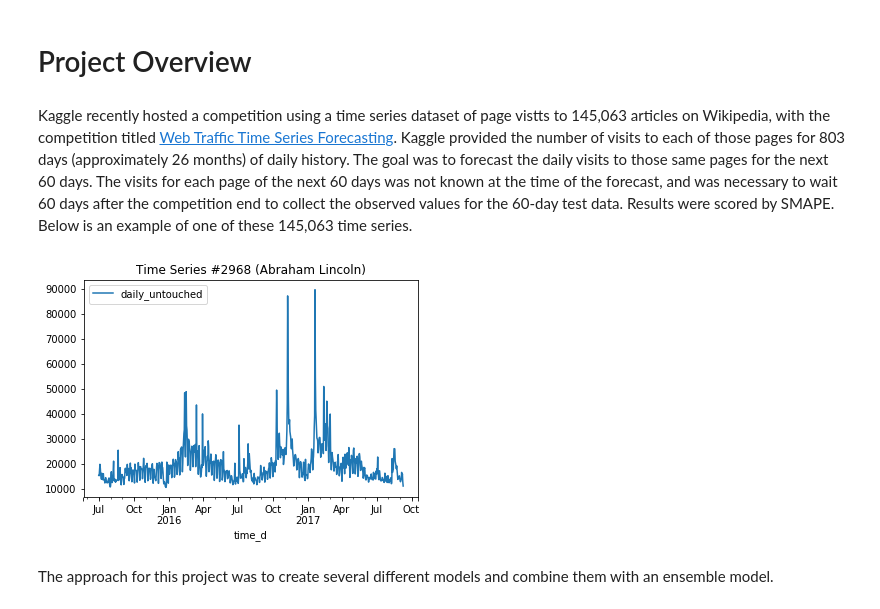
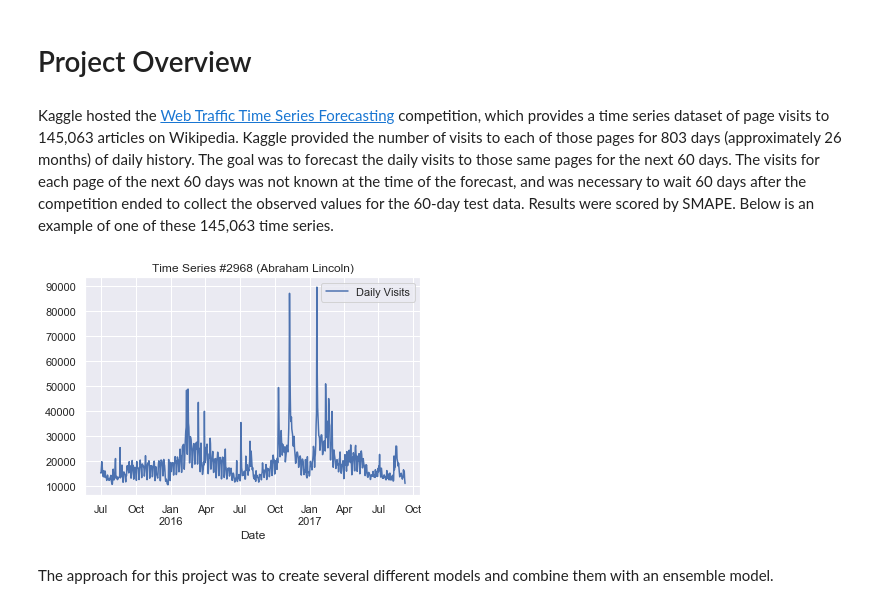
Before and after one commit to bert9bert/forecast_wiki_traffic, a Jupyter notebook: summary/Forecast_Wiki_Traffic_SummaryDetailed.ipynb, the cells around one changed output. Drawn from its saved outputs; the diff is of its cells as text; code cells hidden in the pictures.

```diff
--- a/summary/Forecast_Wiki_Traffic_SummaryDetailed.ipynb
+++ b/summary/Forecast_Wiki_Traffic_SummaryDetailed.ipynb
@@ -1,12 +1,16 @@
 # %%
 # import libraries and set paths
+import numpy as np
 import pandas as pd
 import pickle
 import matplotlib.pyplot as plt
+import seaborn as sns
 from IPython.display import display, Markdown, HTML, Image
 import tabulate
 
-output_fldrpath = "/media/disk1/forecast_wiki_traffic/output"
+sns.set()
+
+output_fldrpath = "C:/Users/Bertram/Dropbox/forecast_wiki_traffic/output"
 # %%
 # load stored summary details data
 d = pickle.load(open(output_fldrpath + "/summary_report_data.p", "rb"))
@@ -15,12 +19,14 @@ del d
 # %% [markdown]
 # Project Overview
 # %% [markdown]
-Kaggle recently hosted a competition using a time series dataset of page vistts to 145,063 articles on Wikipedia, with the competition titled [Web Traffic Time Series Forecasting](https://www.kaggle.com/c/web-traffic-time-series-forecasting). Kaggle provided the number of visits to each of those pages for 803 days (approximately 26 months) of daily history. The goal was to forecast the daily visits to those same pages for the next 60 days. The visits for each page of the next 60 days was not known at the time of the forecast, and was necessary to wait 60 days after the competition end to collect the observed values for the 60-day test data. Results were scored by SMAPE. Below is an example of one of these 145,063 time series.
+Kaggle hosted the [Web Traffic Time Series Forecasting](https://www.kaggle.com/c/web-traffic-time-series-forecasting) competition, which provides a time series dataset of page visits to 145,063 articles on Wikipedia. Kaggle provided the number of visits to each of those pages for 803 days (approximately 26 months) of daily history. The goal was to forecast the daily visits to those same pages for the next 60 days. The visits for each page of the next 60 days was not known at the time of the forecast, and was necessary to wait 60 days after the competition ended to collect the observed values for the 60-day test data. Results were scored by SMAPE. Below is an example of one of these 145,063 time series.
 # %%
-ex1d_plotdata.loc[:,["daily_untouched"]].plot(title="Time Series #2968 (Abraham Lincoln)")
+ax = ex1d_plotdata.loc[:,["daily_untouched"]].plot(title="Time Series #2968 (Abraham Lincoln)")
+ax.legend(labels=["Daily Visits"])
+ax.set_xlabel("Date")
 plt.show()
 # %% [output]
-[figure, old version]
+[figure, new version]
 # %% [markdown]
 The approach for this project was to create several different models and combine them with an ensemble model.
 # %% [markdown]
```
Also changed, not shown: parts of 27 cells of this notebook.
